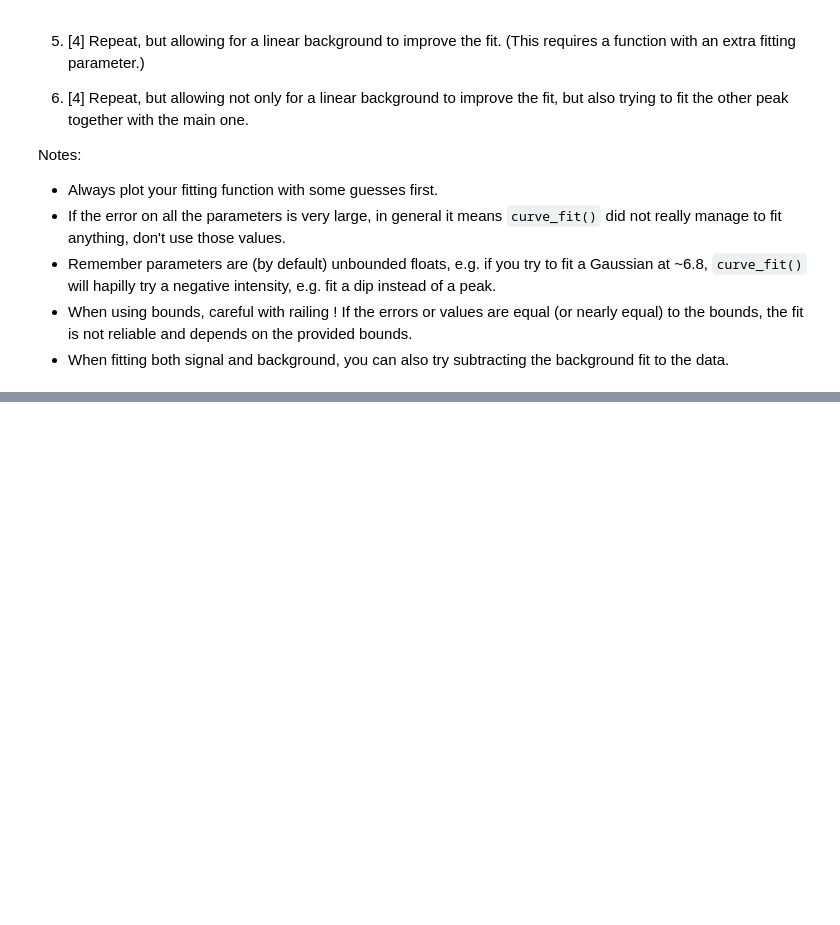
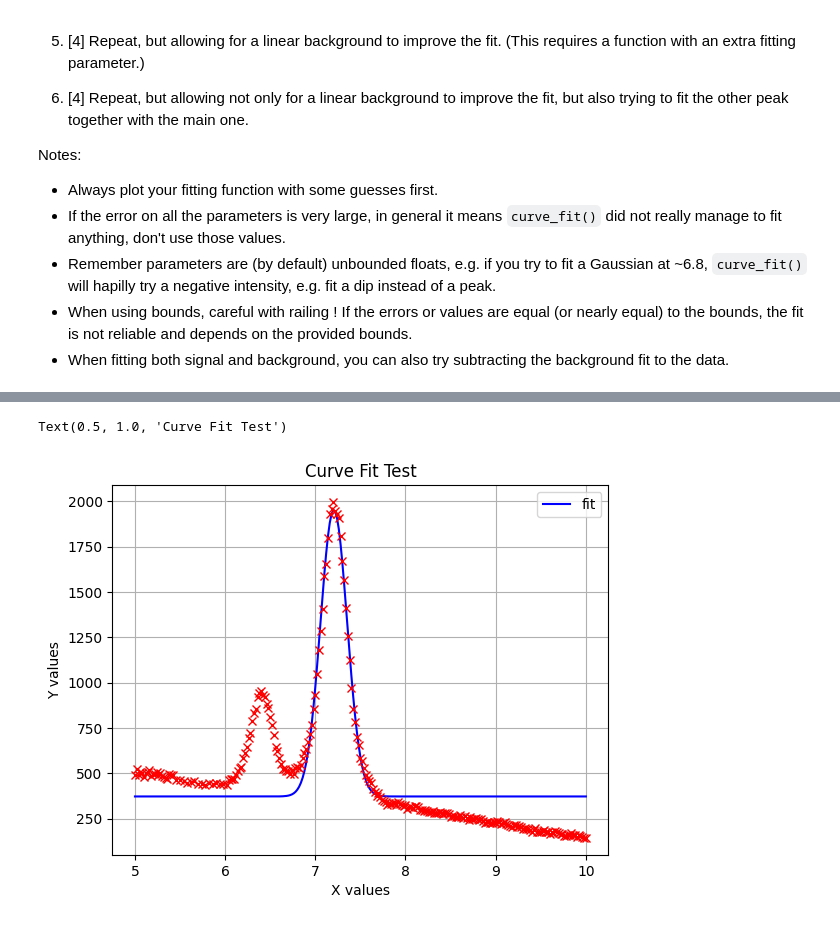
Before and after one commit to PX2145-2025/week-4-b-JonesRhys, a Jupyter notebook: Curvefit.ipynb, the cells around one changed output, grey strips where cells are left out. Cells and saved outputs as stored; diff of their text form; code cells hidden in the pictures; blank space fills up the shorter version.

```diff
--- a/Curvefit.ipynb
+++ b/Curvefit.ipynb
@@ -310,0 +321,19 @@ def Gau(x, I, mu, sigma):
+# %%
+def Gau_plus_bkgd(x, I, mu, sigma, c):
+  """
+  making the Gaussian formula from the question
+  """
+  return Gau(x, I, mu, sigma) + c
+# %%
+p_guess = np.array([2000, 7.2, 0.2, 500])
+popt, pcov = curve_fit(Gau_plus_bkgd, angles_selected, counts_selected, p_guess)
+plt.plot(angles_selected, Gau_plus_bkgd(angles_selected, *popt), 'b-',label='fit')
+plt.plot(angles_selected, counts_selected,'rx')
+plt.grid()
+plt.legend()
+plt.xlabel("X values")
+plt.ylabel("Y values")
+plt.title("Curve Fit Test")
+# %% [output]
+Text(0.5, 1.0, 'Curve Fit Test')
+[figure, added]
```
Also changed, not shown: parts of 11 cells of this notebook.
